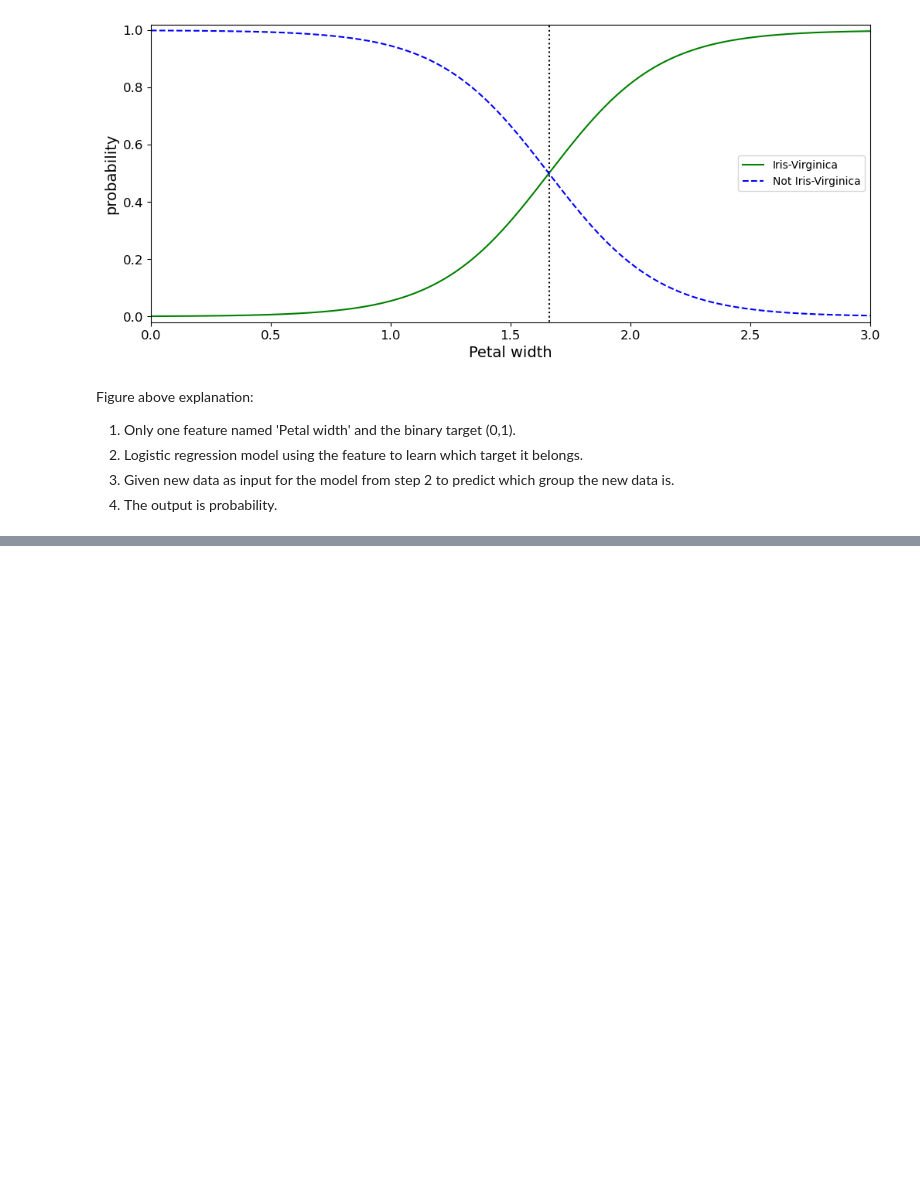
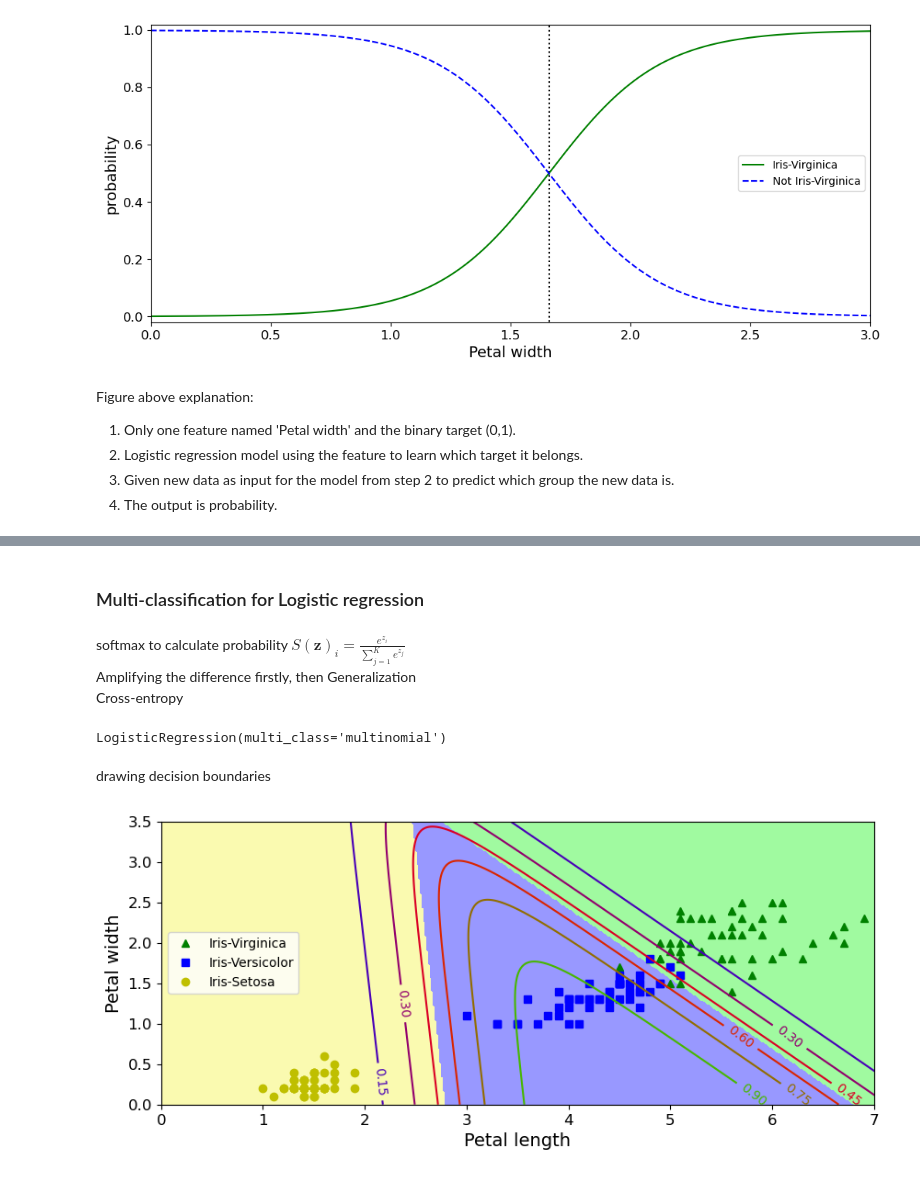
Before and after one commit to LeevesC/LearningML, a Jupyter notebook: sklearn/logistic-regression.ipynb, the cells around one changed output, grey strips where cells are left out. Saved outputs shown, nothing was run; the diff lists cells and outputs as text; code cells hidden in the pictures; blank space fills up the shorter version.

```diff
--- a/sklearn/logistic-regression.ipynb
+++ b/sklearn/logistic-regression.ipynb
@@ -108,0 +147,48 @@ Figure above explanation:
+# %% [markdown]
+### Multi-classification for Logistic regression
+# %% [markdown]
+softmax to calculate probability $S(\mathbf{z})_i = \frac{e^{z_i}}{\sum_{j=1}^{K} e^{z_j}}$
+Amplifying the difference firstly, then Generalization
+Cross-entropy
+# %%
+X_multi = iris['data'][:,(2,3)]
+y_multi = iris['target']
+# %%
+# configuring multi-classifier arguments
+softmax_reg = LogisticRegression(multi_class='multinomial', solver='lbfgs')
+softmax_reg.fit(X_multi, y_multi)
+# %% [output]
+LogisticRegression(multi_class='multinomial')
+# %% [markdown]
+drawing decision boundaries
+# %%
+x0, x1 = np.meshgrid(
+    np.linspace(0,8,500).reshape(-1,1),
+    np.linspace(0,3.5,200).reshape(-1,1)
+)
+X_multi_new = np.c_[x0.ravel(), x1.ravel()]
+
+y_multi_proba = softmax_reg.predict_proba(X_multi_new)
+y_multi_predict = softmax_reg.predict(X_multi_new)
+
+zzl = y_multi_proba[:,1].reshape(x0.shape)
+zz = y_multi_predict.reshape(x0.shape)
+
+plt.figure(figsize=(10,4))
+plt.plot(X_multi[y_multi==2,0], X_multi[y_multi==2,1], 'g^', label='Iris-Virginica')
+plt.plot(X_multi[y_multi==1,0], X_multi[y_multi==1,1], 'bs', label='Iris-Versicolor')
+plt.plot(X_multi[y_multi==0,0], X_multi[y_multi==0,1], 'yo', label='Iris-Setosa')
+
+from matplotlib.colors import ListedColormap
+custom_cmap = ListedColormap(['#fafab0', '#9898ff', '#a0faa0'])
+
+plt.contourf(x0, x1, zz, cmap=custom_cmap)
+contour = plt.contour(x0,x1,zzl, cmap=plt.cm.brg)
+plt.clabel(contour, inline=1)
+plt.xlabel('Petal length')
+plt.ylabel('Petal width')
+plt.legend(loc='center left')
+plt.axis([0,7,0,3.5])
+plt.show()
+# %% [output]
+[figure, added]
```
Also changed, not shown: parts of 8 cells of this notebook.
